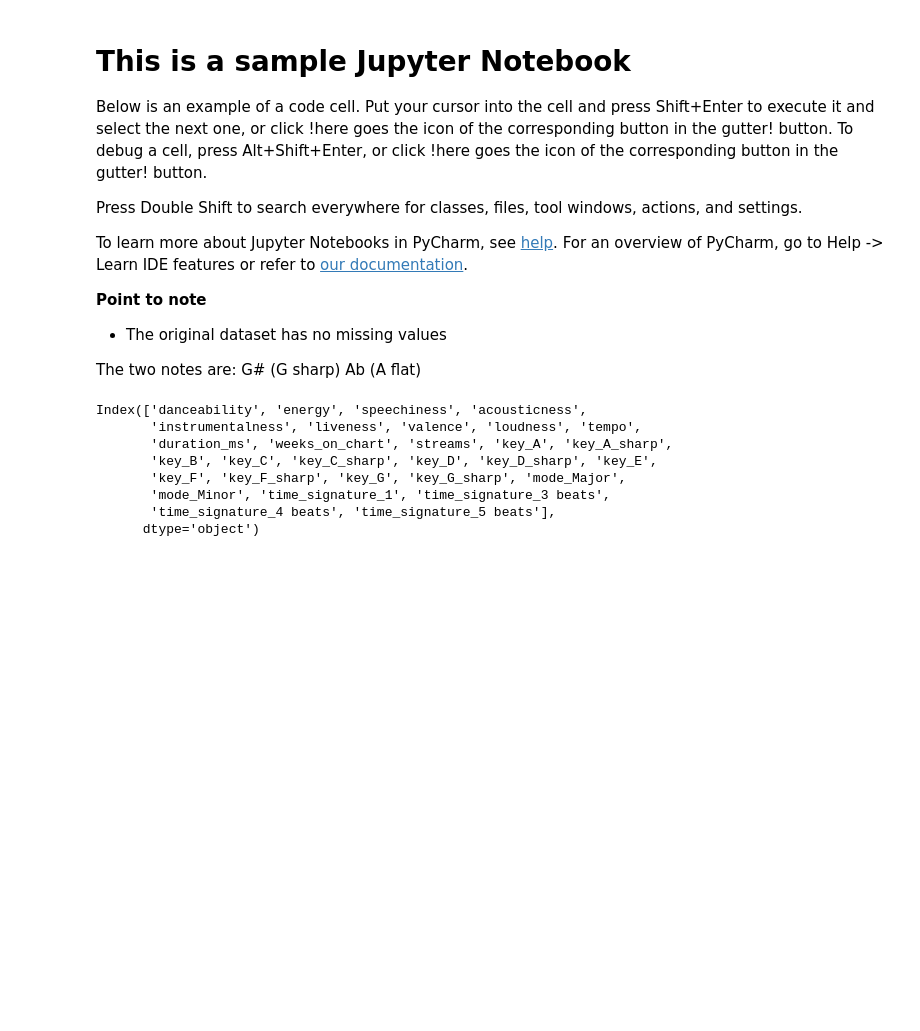
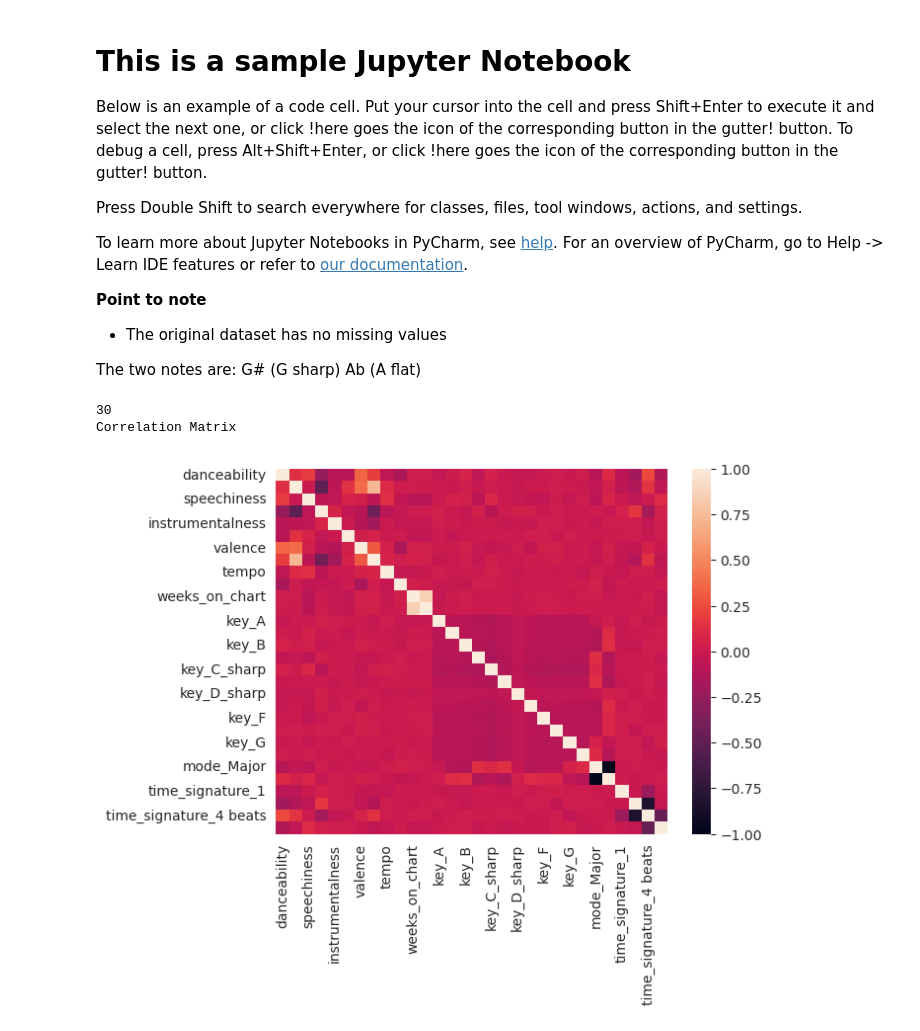
Before and after one commit to samuel23taku/ML-Spotify-Songs-Clustering, a Jupyter notebook: sample.ipynb, the cells around one changed output. Cells and saved outputs as stored; diff of their text form; code cells hidden in the pictures; blank space fills up the shorter version.

Commit message:
more data cleaning and training

```diff
--- a/sample.ipynb
+++ b/sample.ipynb
@@ -19,42 +19,40 @@ Ab (A flat)
 # %%
 import pandas as pd
 import numpy as np
 import seaborn as sns
+from sklearn.cluster import KMeans
 from sklearn.preprocessing import OneHotEncoder
 import matplotlib.pyplot as plt
+from sklearn.preprocessing import StandardScaler
+from sklearn.pipeline import Pipeline
+from sklearn.metrics import silhouette_score
 
 data = pd.read_csv('data/spotify_top_songs_audio_features.csv')
 data.drop(columns=['track_name',"artist_names","id","source"],axis=0,inplace=True)
 # sns.barplot(data.groupby(["source","id"]).sum())
 # data.isna().sum()
 # data.info()
 #  !feature encoding
 
 categorical_features = ["key","mode","time_signature"]
 encoder = OneHotEncoder(sparse_output=False)
 encoded_data = encoder.fit_transform(data[categorical_features])
 
 encoded_feature_names = encoder.get_feature_names_out(categorical_features)
 encoded_data_frame = pd.DataFrame(encoded_data, columns=encoded_feature_names)
 
 # combine features back together
-new_data = pd.concat([data.drop(columns=categorical_features), encoded_data_frame], axis=1)
-for item in new_data.columns:
+cleaned_data = pd.concat([data.drop(columns=categorical_features), encoded_data_frame], axis=1)
+for item in cleaned_data.columns:
     if "#" in item:
-        new_data.rename(columns={item:item.split("#/")[0]+"_sharp"}, inplace=True)
-new_data.columns
-# fig, axs = plt.subplots(nrows=1,ncols=2,figsize=(20,10))
-# axs[0].set_title("Correlation matrix before variable selection")
-# axs[1].set_title("Correlation matrix after variable selection")
-# sns.heatmap(data.iloc[:,:].corr(), ax = axs[0],annot=True)
-# sns.heatmap(data.corr(),ax=axs[1],annot=True)
+        cleaned_data.rename(columns={item: item.split("#/")[0] + "_sharp"}, inplace=True)
+
+print(cleaned_data.columns.size)
+
+sns.heatmap(cleaned_data.corr())
+print("Correlation Matrix")
 # encoded_data_frame = pd.DataFrame(encoded_data, columns=encoder.get_feature_names_out(categorical_features))
 # %% [output]
-Index(['danceability', 'energy', 'speechiness', 'acousticness',
-       'instrumentalness', 'liveness', 'valence', 'loudness', 'tempo',
-       'duration_ms', 'weeks_on_chart', 'streams', 'key_A', 'key_A_sharp',
-       'key_B', 'key_C', 'key_C_sharp', 'key_D', 'key_D_sharp', 'key_E',
-       'key_F', 'key_F_sharp', 'key_G', 'key_G_sharp', 'mode_Major',
-       'mode_Minor', 'time_signature_1', 'time_signature_3 beats',
-       'time_signature_4 beats', 'time_signature_5 beats'],
-      dtype='object')
+30
+Correlation Matrix
+[figure, added]
```
Also changed, not shown: parts of 4 cells of this notebook, 1 other file.
